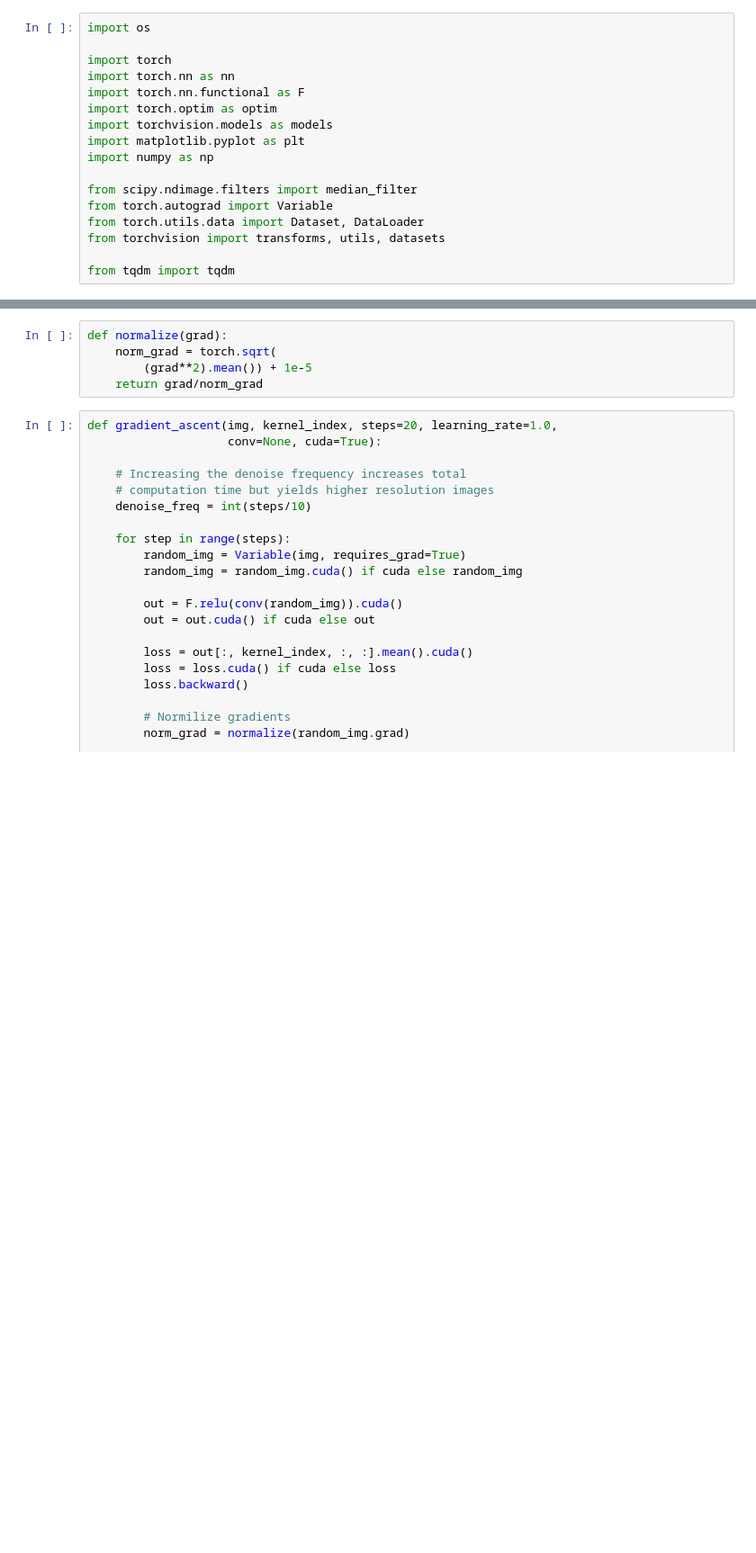
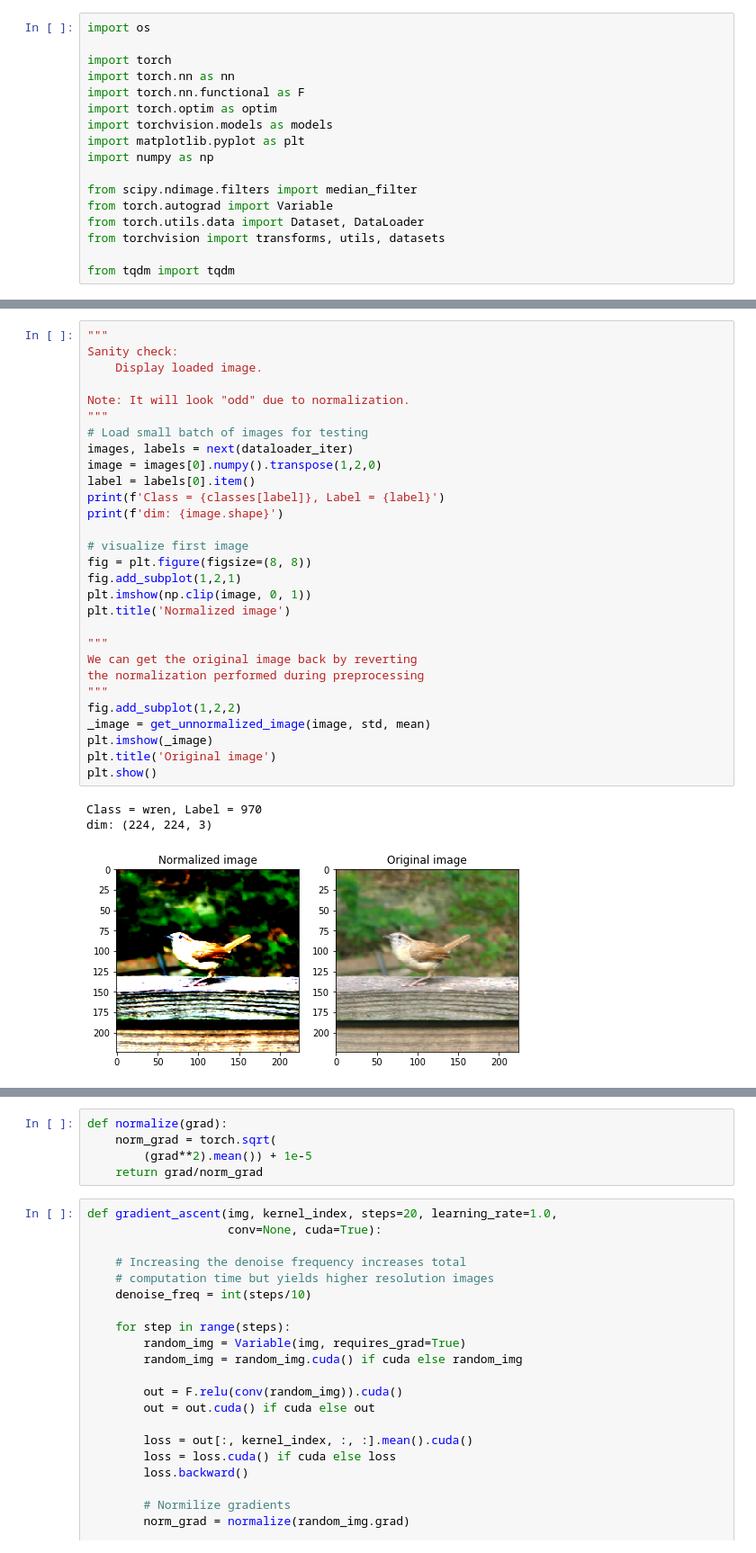
Before and after one commit to gabrielnieves18/machine-learning, a Jupyter notebook: electric-dreams/VGG.ipynb, the cells around one changed output, grey strips where cells are left out. Shown at 90% size. Drawn from its saved outputs; the diff is of its cells as text; blank space fills up the shorter version.

```diff
--- a/electric-dreams/VGG.ipynb
+++ b/electric-dreams/VGG.ipynb
@@ -36,2 +97,35 @@ std=[0.229, 0.224, 0.225]
+# %%
+"""
+Sanity check:
+    Display loaded image.
+
+Note: It will look "odd" due to normalization.
+"""
+# Load small batch of images for testing
+images, labels = next(dataloader_iter)
+image = images[0].numpy().transpose(1,2,0)
+label = labels[0].item()
+print(f'Class = {classes[label]}, Label = {label}')
+print(f'dim: {image.shape}')
+
+# visualize first image
+fig = plt.figure(figsize=(8, 8))
+fig.add_subplot(1,2,1)
+plt.imshow(np.clip(image, 0, 1))
+plt.title('Normalized image')
+
+"""
+We can get the original image back by reverting
+the normalization performed during preprocessing
+"""
+fig.add_subplot(1,2,2)
+_image = get_unnormalized_image(image, std, mean)
+plt.imshow(_image)
+plt.title('Original image')
+plt.show()
+# %% [output]
+Class = wren, Label = 970
+dim: (224, 224, 3)
+[figure, added]
 # %%
 def deprocess_image(x):
```
Also changed, not shown: parts of 29 cells of this notebook.
